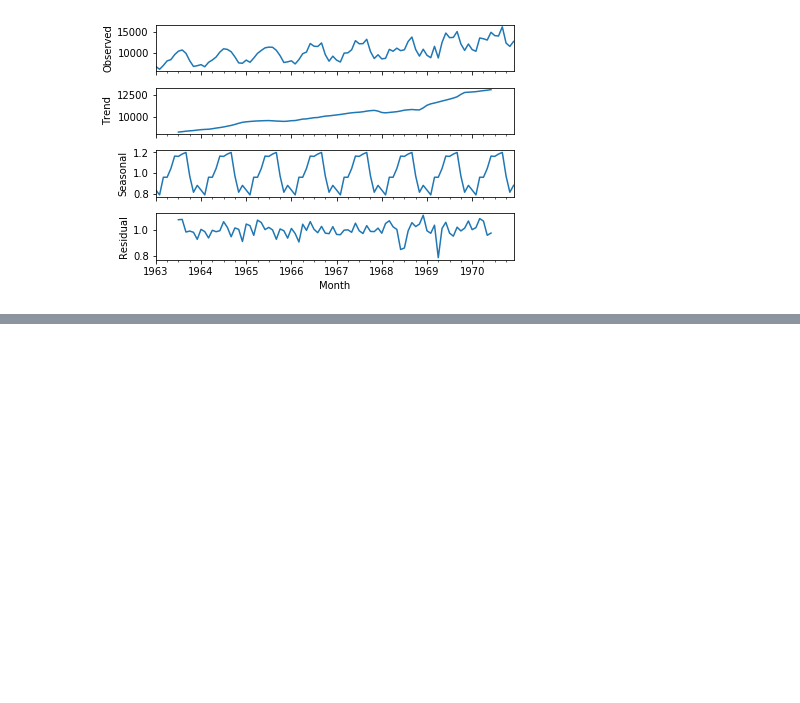
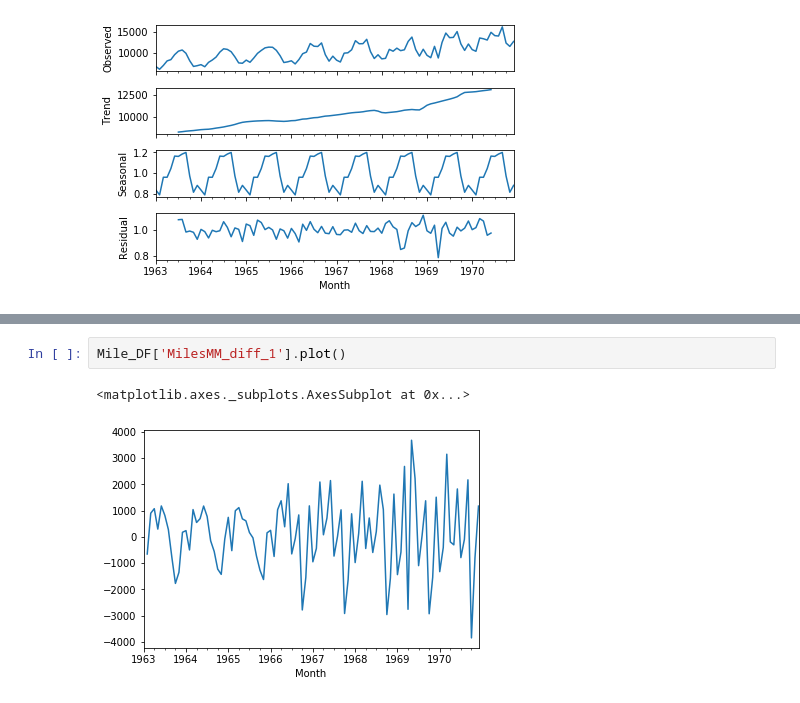
Before and after one commit to nikitamaloo/Time-Series-Forecasting, a Jupyter notebook: Aircraft Miles Data - Time Series Visualization.ipynb, the cells around one changed output, grey strips where cells are left out. Drawn from its saved outputs; the diff is of its cells as text; blank space fills up the shorter version.

```diff
--- a/Aircraft Miles Data - Time Series Visualization.ipynb
+++ b/Aircraft Miles Data - Time Series Visualization.ipynb
@@ -285,0 +328,5 @@ result2.plot()
+# %%
+Mile_DF['MilesMM_diff_1'].plot()
+# %% [output]
+<matplotlib.axes._subplots.AxesSubplot at 0x...>
+[figure, added]
```
Also changed, not shown: parts of 13 cells of this notebook.
